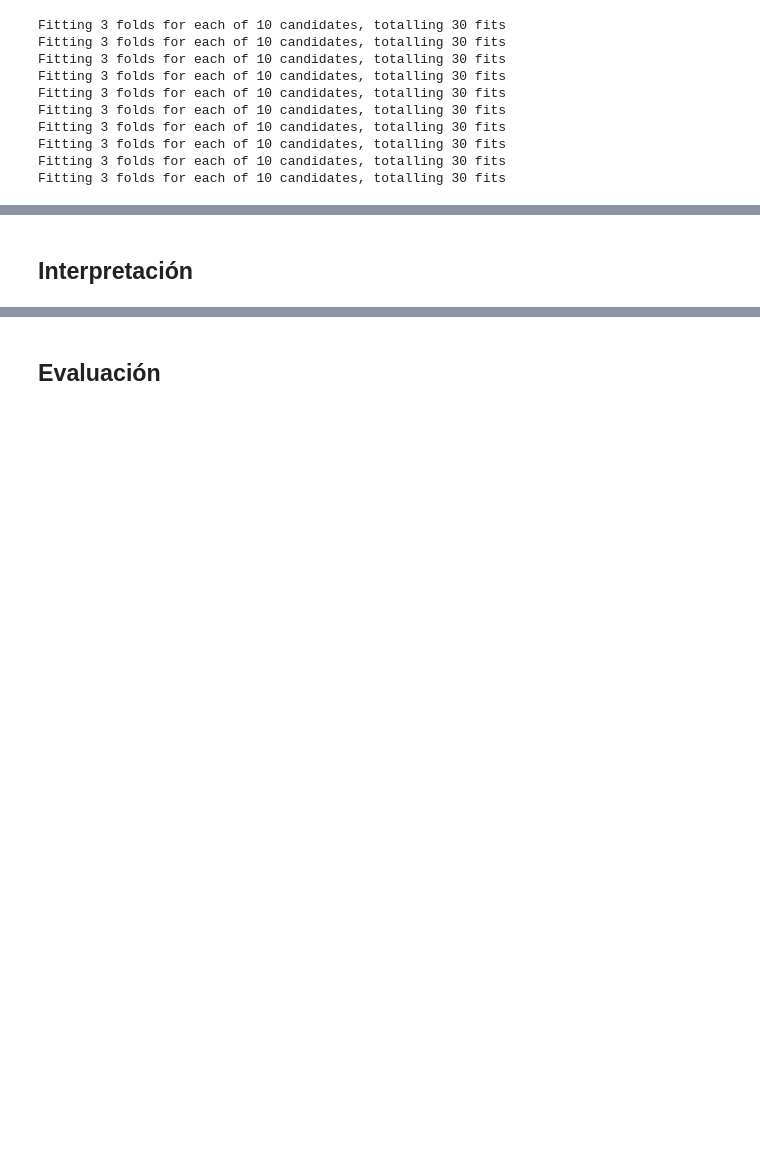
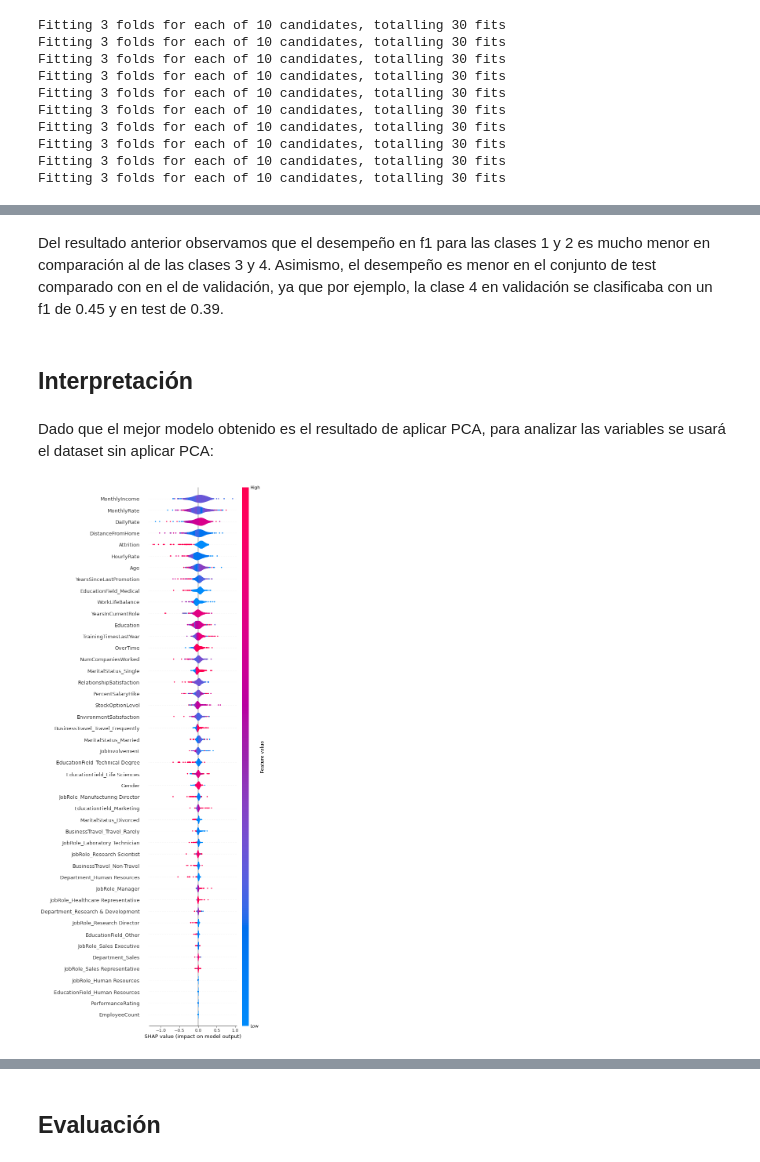
Before and after one commit to MaldonadoVihlai/taller_cda, a Jupyter notebook: taller3/taller3.ipynb, the cells around one changed output, grey strips where cells are left out. Saved outputs shown, nothing was run; the diff lists cells and outputs as text; code cells hidden in the pictures; blank space fills up the shorter version.

```diff
--- a/taller3/taller3.ipynb
+++ b/taller3/taller3.ipynb
@@ -1645,7 +1703,15 @@ De lo anterior, encontramos que el mejor modelo de Xgboost se encuentra al aplic
+# %% [markdown]
+Del resultado anterior observamos que el desempeño en f1 para las clases 1 y 2 es mucho menor en comparación al de las clases 3 y 4. Asimismo, el desempeño es menor en el conjunto de test comparado con en el de validación, ya que por ejemplo, la clase 4 en validación se clasificaba con un f1 de 0.45 y en test de 0.39.
 # %% [markdown]
 ## Interpretación
+# %% [markdown]
+Dado que el mejor modelo obtenido es el resultado de aplicar PCA, para analizar las variables se usará el dataset sin aplicar PCA:
+# %%
+gbm_not_pca = xgb.XGBClassifier(max_depth=4, n_estimators=300, reg_lambda=0.5, reg_alpha= 0.5).fit(X_train_standard, Y_train_standard.values.ravel())
 # %%
-# features = ['credit_score', 'age', 'tenure', 'balance', 'products_number', 'credit_card', 'active_member', 'estimated_salary']
-# explainer = shap.Explainer(grid.best_estimator_.predict, test_df[features])
-# shap_values = explainer(test_df[features])
-# shap.summary_plot(shap_values, plot_type = 'violin')
+features = X_test_standard.columns
+explainer = shap.Explainer(gbm_not_pca.predict, X_test_standard)
+shap_values = explainer(X_test_standard)
+shap.summary_plot(shap_values, plot_type = 'violin',  max_display=100)
+# %% [output]
+[figure, added]
```
Also changed, not shown: parts of 56 cells of this notebook, 1 other file.
